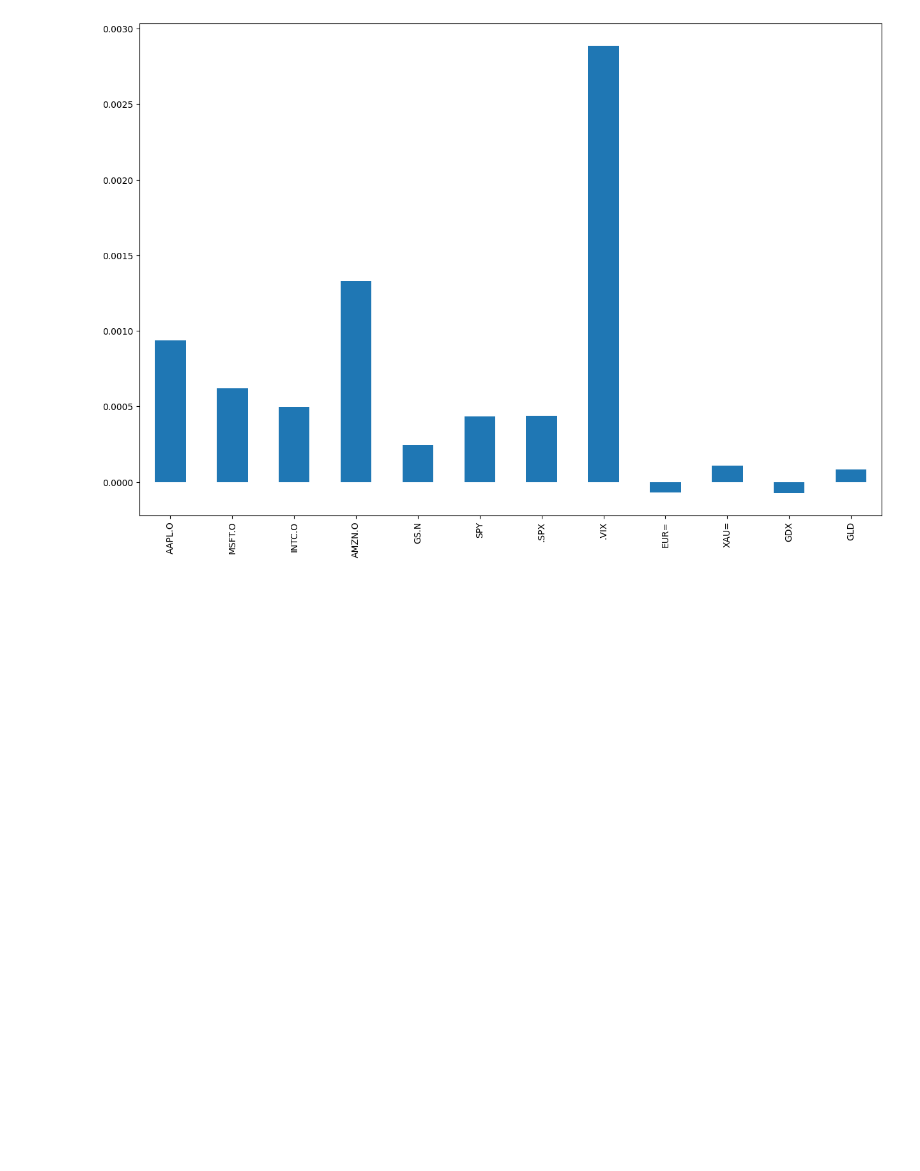
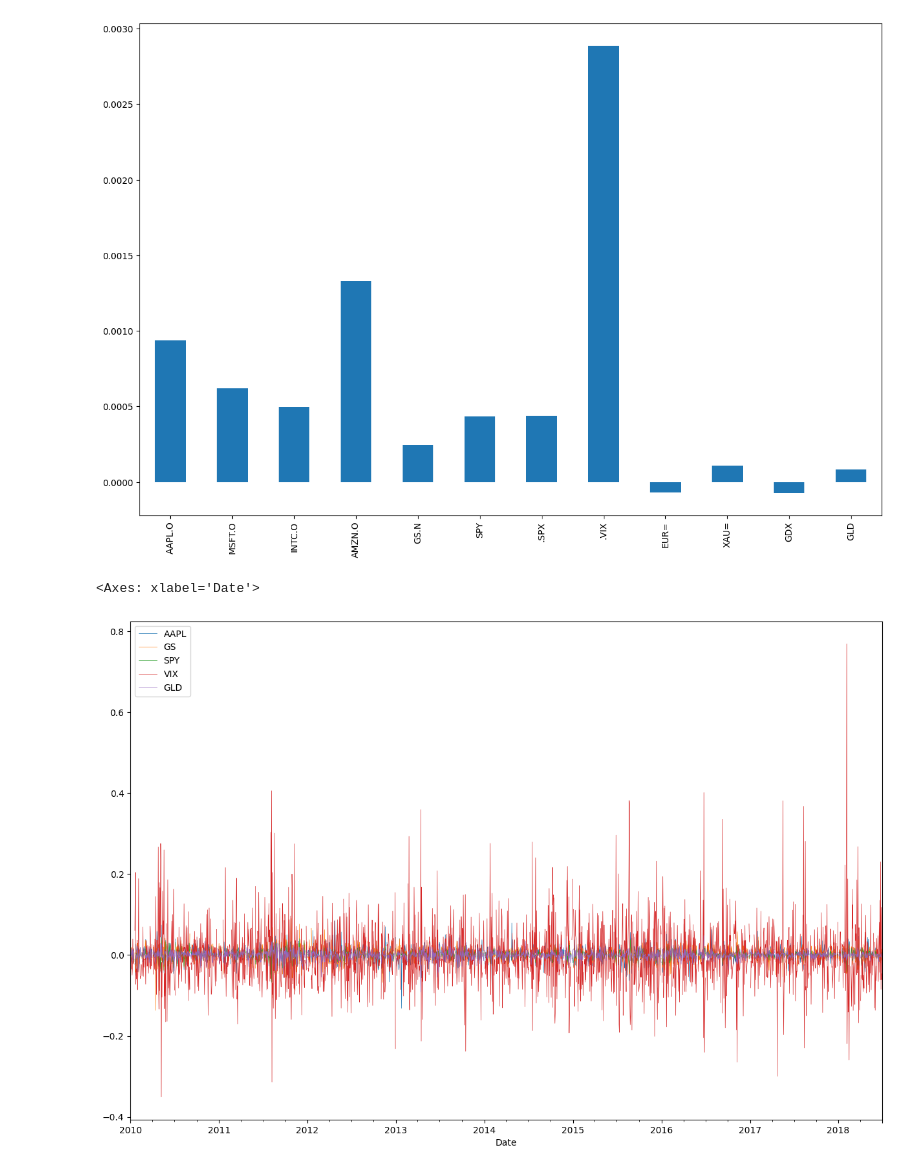
Before and after one commit to HyunsungRyu/AI_TimeSeries, a Jupyter notebook: return_TS.ipynb, the cells around one changed output. Cells and saved outputs as stored; diff of their text form; code cells hidden in the pictures; blank space fills up the shorter version.

```diff
--- a/return_TS.ipynb
+++ b/return_TS.ipynb
@@ -107,3 +106,13 @@ df.pct_change().mean().plot(kind='bar', figsize=(15, 10))
 # %% [output]
 <Axes: >
 [figure]
+# %%
+rets = np.log(df / df.shift(1))
+symbols = ["AAPL", "MSFT", "INTC", "AMZN", "GS", "SPY", "SPX", "VIX", "EUR", "XAU", "GDX", "GLD"]
+df_asset = df.copy()
+rets.columns = symbols
+# %%
+rets[["AAPL", "GS", "SPY", "VIX", "GLD"]].plot(figsize=(15, 10), lw=0.5)
+# %% [output]
+<Axes: xlabel='Date'>
+[figure, added]
```
Also changed, not shown: parts of 8 cells of this notebook.
